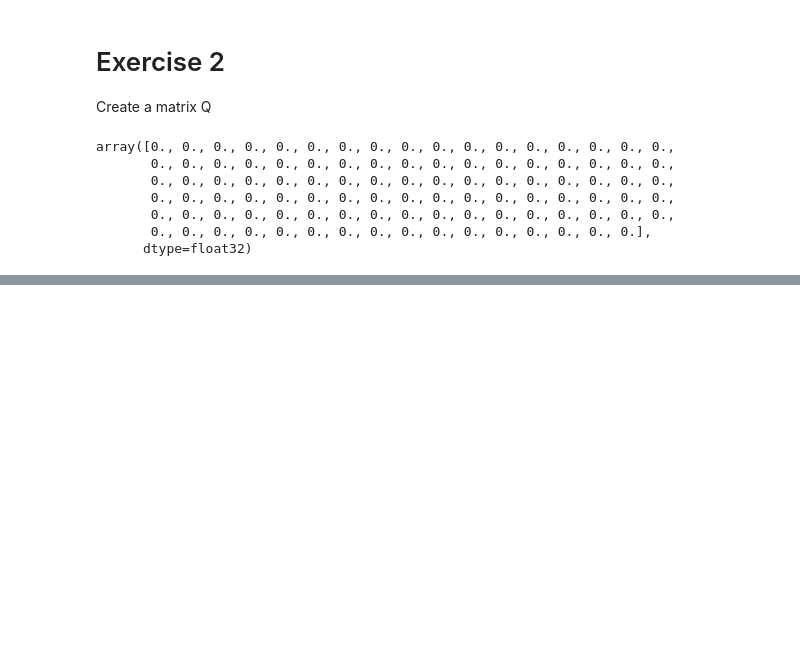
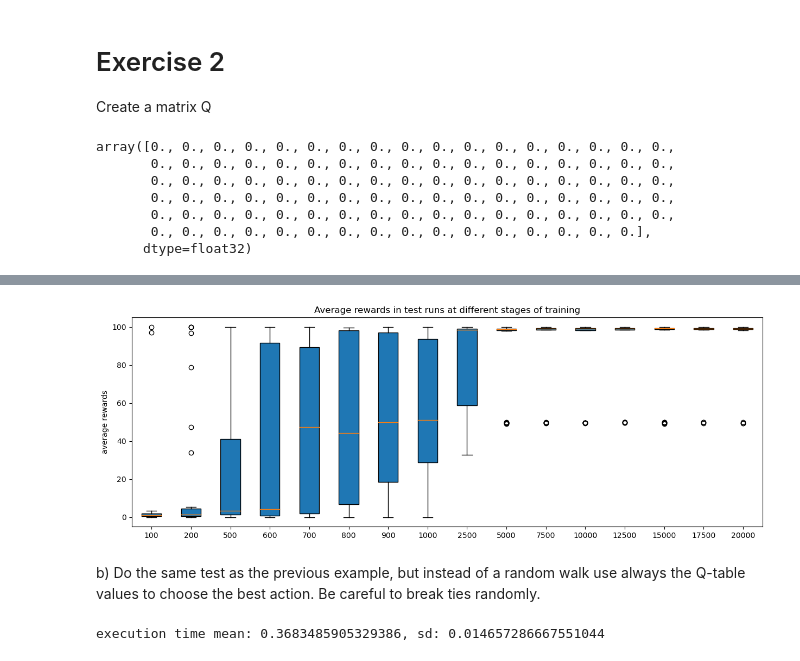
Before and after one commit to jelenameyer/IntroToMachineLearning, a Jupyter notebook: assignments/assignment3/assignment3.ipynb, the cells around one changed output, grey strips where cells are left out. Saved outputs shown, nothing was run; the diff lists cells and outputs as text; code cells hidden in the pictures; blank space fills up the shorter version.

```diff
--- a/assignments/assignment3/assignment3.ipynb
+++ b/assignments/assignment3/assignment3.ipynb
@@ -229,13 +206,0 @@ Measure also the runtime of each full test (all 20000 steps) and calculate avera
-# %%
-def runEpisodeWithUpdatingUtilities(matrixQ = matrixQ, state = 1, finalState = 100, maxNumberSteps = 20000):
-    copyMatrixQ = matrixQ.copy()
-    for i in range(maxNumberSteps):
-        action = randomlyChoseAction()
-        newState = stateTransitionFunction(state, action)
-        copyMatrixQ = updateUtility(state = state, action = action, matrixQ = copyMatrixQ)
-        state = newState
-
-    return (copyMatrixQ)
-
-random.seed(13)
-print(runEpisodeWithUpdatingUtilities())
@@ -259,0 +318,17 @@ print(runEpisodeWithUpdatingUtilities())
+# %%
+# show average rewards in boxplots
+def showBoxplot(values, labels):
+
+    fig, ax = plt.subplots(figsize=(15,5))
+    ax.set_ylabel("average rewards")
+    ax.set_title('Average rewards in test runs at different stages of training')
+    bplot = ax.boxplot(values,
+                    labels = labels,
+                    patch_artist=True,
+                    whis=1.5)
+
+    plt.show()
+
+showBoxplot(values = allAllAverageRewardsPerStep, labels = listWithPointsWhereTorRunTests)
+# %% [output]
+[figure, added]
@@ -259,0 +368,31 @@ print(runEpisodeWithUpdatingUtilities())
+# %% [markdown]
+b) Do the same test as the previous example, but instead of a random walk use always the Q-table values to choose the best action. Be careful to break ties randomly.
+# %%
+allexecutionTimesExploitation = []
+allAllAverageRewardsPerStepExploitation = np.zeros((30, 16))
+
+
+random.seed(17)
+for i in range(30):
+    startTime = time.time()
+    allAverageRewardsPerStep, copyMatrixQ = runEpisodeWithUpdatingUtilities(alwaysBestSep = True)
+    endTime = time.time()
+    executionTime = endTime - startTime
+
+    allAllAverageRewardsPerStepExploitation[i] = allAverageRewardsPerStep
+
+
+    allexecutionTimesExploitation.append(executionTime)
+
+
+
+# execution time
+meanExecutionTimesExploitation = sum(allexecutionTimesExploitation) /len(allexecutionTimesExploitation)
+sdExecutionTimesExploitation = np.std(allexecutionTimesExploitation)
+print(f"execution time mean: {meanExecutionTimesExploitation}, sd: {sdExecutionTimesExploitation}")
+
+
+# average rewards per step for the 16 steps
+averageRewardMeansAlwaysBest = np.mean(allAllAverageRewardsPerStepExploitation, axis=0)
+# %% [output]
+execution time mean: 0.3683485905329386, sd: 0.014657286667551044
```
Also changed, not shown: parts of 19 cells of this notebook.
